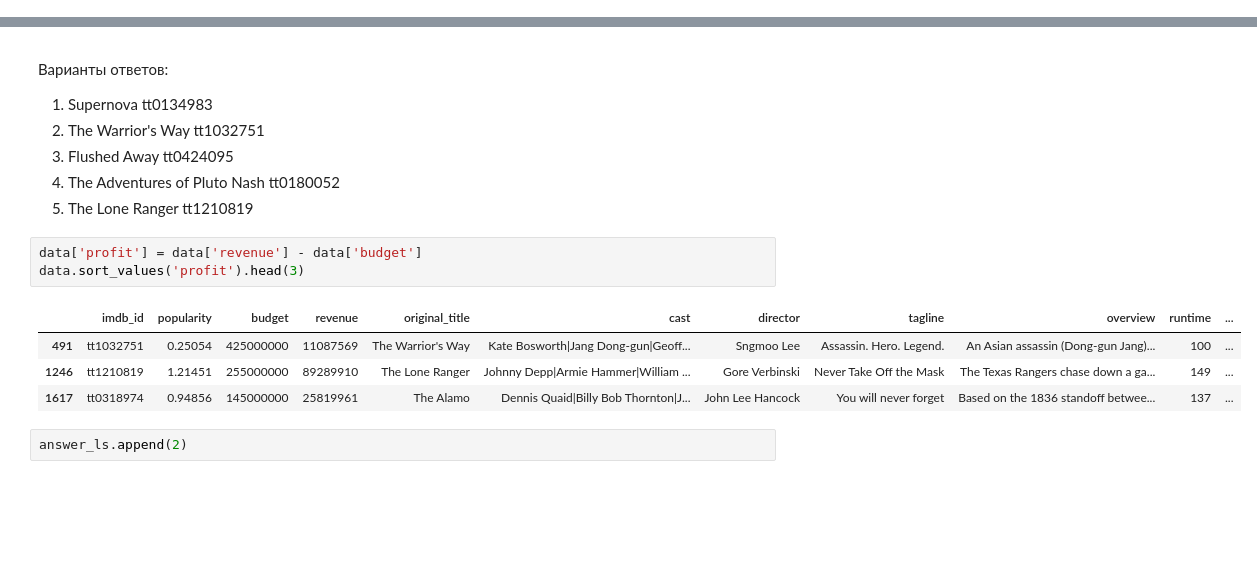
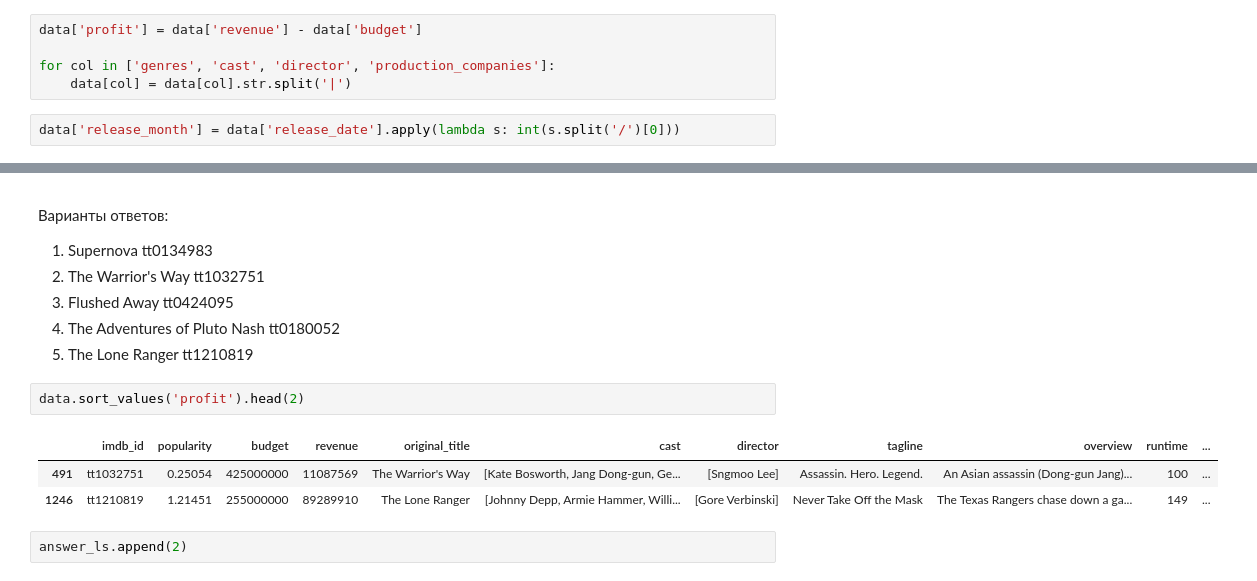
Before and after one commit to npc5432/skillfactory_rds, a Jupyter notebook: module_1/[SF-DST] Movies IMBD v3.0.ipynb, the cells around one changed output, grey strips where cells are left out. Drawn from its saved outputs; the diff is of its cells as text; blank space fills up the shorter version.

```diff
--- a/module_1/[SF-DST] Movies IMBD v3.0.ipynb
+++ b/module_1/[SF-DST] Movies IMBD v3.0.ipynb
@@ -26,6 +27,13 @@ len(data)
 # Предобработка датасета
 # %%
 answer_ls = [] # создадим список с ответами. сюда будем добавлять ответы по мере прохождения теста
+# %%
+data['profit'] = data['revenue'] - data['budget']
+
+for col in ['genres', 'cast', 'director', 'production_companies']:
+    data[col] = data[col].str.split('|')
+# %%
+data['release_month'] = data['release_date'].apply(lambda s: int(s.split('/')[0]))
 # %% [markdown]
 # 1. У какого фильма из списка самый большой бюджет?
 Варианты ответов:
@@ -132,13 +139,11 @@ answer_ls.append(5)
 4. The Adventures of Pluto Nash	tt0180052
 5. The Lone Ranger	tt1210819
 # %%
-data['profit'] = data['revenue'] - data['budget']
-data.sort_values('profit').head(3)
+data.sort_values('profit').head(2)
 # %% [output]
 |  | imdb_id | popularity | budget | revenue | original_title | cast | director | tagline | overview | runtime | ... |
-| 491 | tt1032751 | 0.25054 | 425000000 | 11087569 | The Warrior's Way | Kate Bosworth|Jang Dong-gun|Geoff... | Sngmoo Lee | Assassin. Hero. Legend. | An Asian assassin (Dong-gun Jang)... | 100 | ... |
-| 1246 | tt1210819 | 1.21451 | 255000000 | 89289910 | The Lone Ranger | Johnny Depp|Armie Hammer|William ... | Gore Verbinski | Never Take Off the Mask | The Texas Rangers chase down a ga... | 149 | ... |
-| 1617 | tt0318974 | 0.94856 | 145000000 | 25819961 | The Alamo | Dennis Quaid|Billy Bob Thornton|J... | John Lee Hancock | You will never forget | Based on the 1836 standoff betwee... | 137 | ... |
+| 491 | tt1032751 | 0.25054 | 425000000 | 11087569 | The Warrior's Way | [Kate Bosworth, Jang Dong-gun, Ge... | [Sngmoo Lee] | Assassin. Hero. Legend. | An Asian assassin (Dong-gun Jang)... | 100 | ... |
+| 1246 | tt1210819 | 1.21451 | 255000000 | 89289910 | The Lone Ranger | [Johnny Depp, Armie Hammer, Willi... | [Gore Verbinski] | Never Take Off the Mask | The Texas Rangers chase down a ga... | 149 | ... |
 # %%
 answer_ls.append(2)
 # %% [markdown]
```
Also changed, not shown: parts of 58 cells of this notebook.
